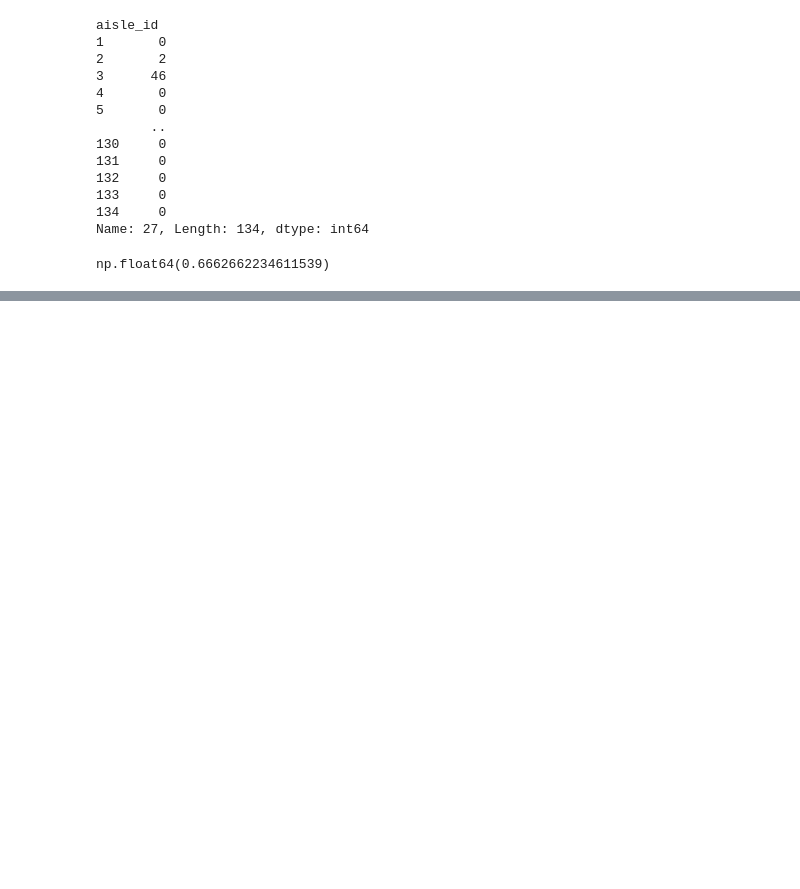
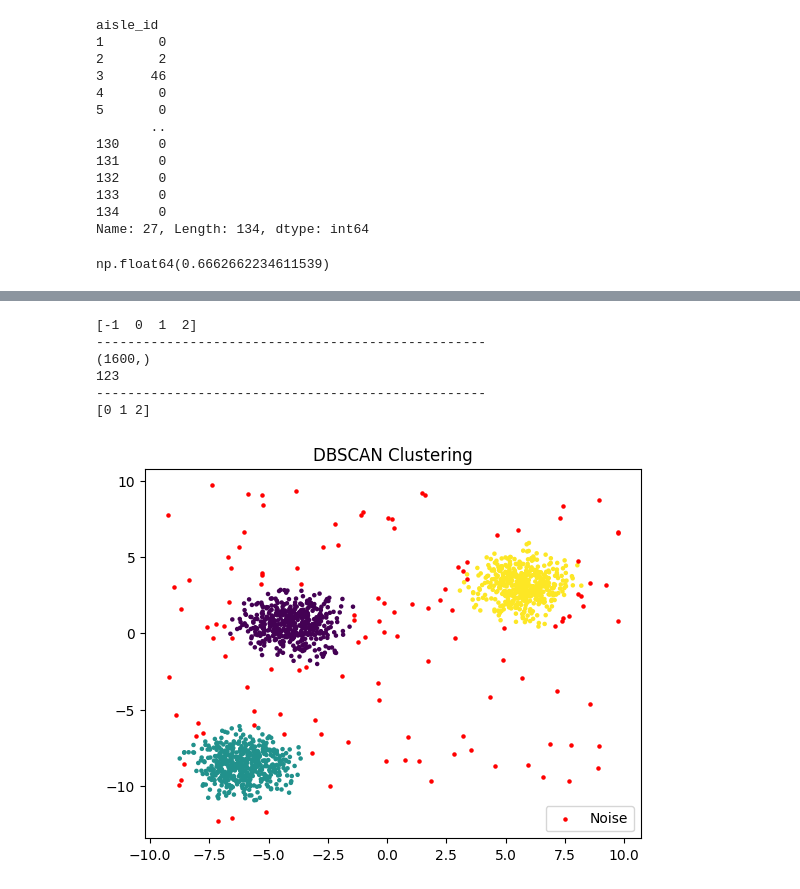
Before and after one commit to Brynn-jx/DeepLearning, a Jupyter notebook: machine_learning/聚类.ipynb, the cells around one changed output, grey strips where cells are left out. Drawn from its saved outputs; the diff is of its cells as text; code cells hidden in the pictures; blank space fills up the shorter version.

```diff
--- a/machine_learning/聚类.ipynb
+++ b/machine_learning/聚类.ipynb
@@ -298,0 +374,26 @@ np.float64(0.6662662234611539)
+# %%
+db = DBSCAN(eps=0.5, min_samples=5).fit(X)
+labels = db.labels_
+# 其中-1是噪声
+print(np.unique(labels))
+noise_mask = (labels == -1)
+print('-' * 50)
+print(noise_mask.shape
+      )
+print(np.sum(noise_mask))
+print('-' * 50)
+print(np.unique(labels[~noise_mask])) # 得到非噪声点的mask
+# 可视化聚类结果
+plt.scatter(X[~noise_mask, 0], X[~noise_mask, 1], c=labels[~noise_mask], s=5, cmap='viridis') # 正常点用彩色标注
+plt.scatter(X[noise_mask, 0], X[noise_mask, 1], c='red', s=5, label='Noise') # 噪声点用红色标注
+plt.title("DBSCAN Clustering")
+plt.legend()
+plt.show()
+# %% [output]
+[-1  0  1  2]
+--------------------------------------------------
+(1600,)
+123
+--------------------------------------------------
+[0 1 2]
+[figure, added]
```
Also changed, not shown: parts of 11 cells of this notebook, 1 other file.
